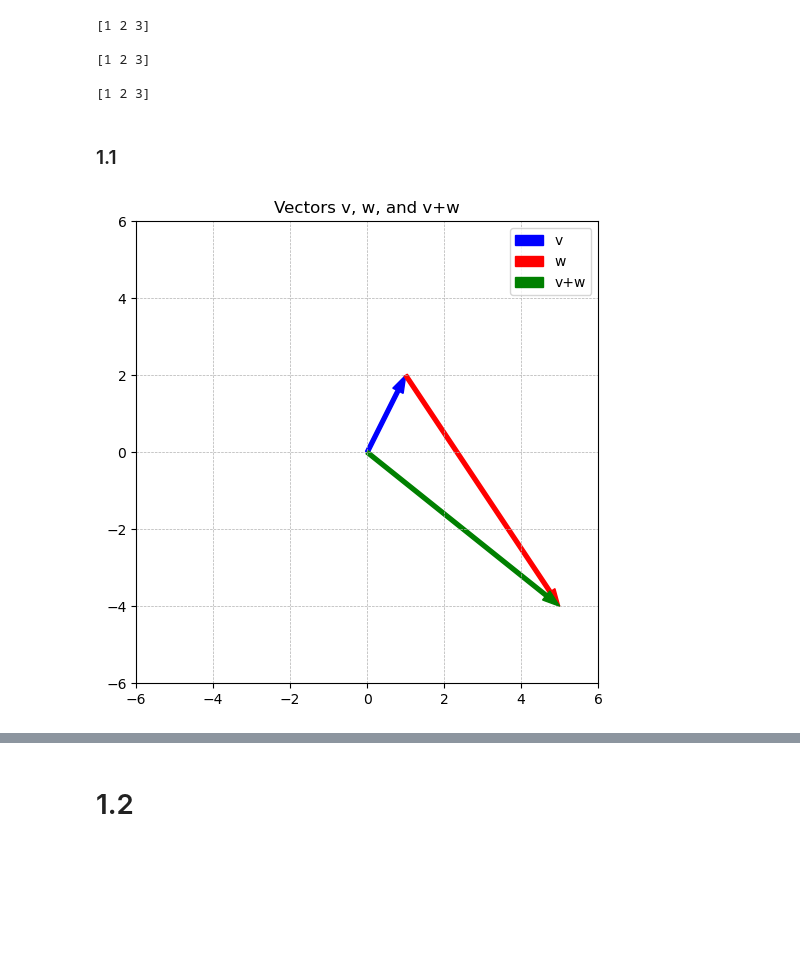
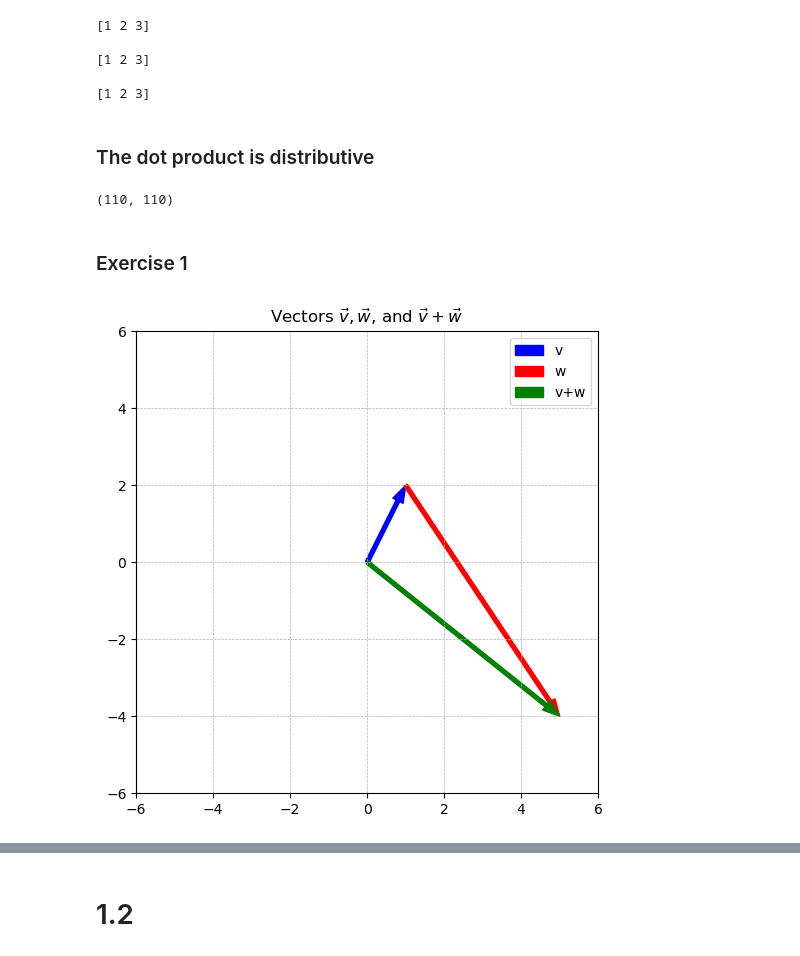
Before and after one commit to refigo/mathematics-vault, a Jupyter notebook: Linear_Algebra/linarg4ds/ch02/ch02_vectors_part1.ipynb, the cells around one changed output, grey strips where cells are left out. Cells and saved outputs as stored; diff of their text form; code cells hidden in the pictures; blank space fills up the shorter version.

Commit message:
Refactor: Vectors Ch02 Exercise1

```diff
--- a/Linear_Algebra/linarg4ds/ch02/ch02_vectors_part1.ipynb
+++ b/Linear_Algebra/linarg4ds/ch02/ch02_vectors_part1.ipynb
@@ -239,27 +239,46 @@ print(l.T.T)
 [1 2 3]
 
 [1 2 3]
+# %% [markdown]
+### The dot product is distributive
+# %%
+# just some random vectors...
+v = np.array([ 0,1,2 ])
+w = np.array([ 3,5,8 ])
+u = np.array([ 13,21,34 ])
+
+# two ways to compute
+res1 = np.dot( v, w+u )
+res2 = np.dot( v,w ) + np.dot( v,u )
+
+# show that they are equivalent
+res1,res2
+# %% [output]
+(110, 110)
 # %% [markdown]
-### 1.1
+### Exercise 1
 # %%
+# The vectors
 v = np.array([1,2])
 w = np.array([4,-6])
 vPlusW = v+w
 
 
+# now plot all three vectors
 plt.figure(figsize=(6,6))
 
 a1 = plt.arrow(0,0,v[0],v[1],head_width=.3,width=.1,color='blue',length_includes_head=True)
 a2 = plt.arrow(v[0],v[1],w[0],w[1],head_width=.3,width=.1,color='red',length_includes_head=True)
 a3 = plt.arrow(0,0,vPlusW[0],vPlusW[1],head_width=.3,width=.1,color='green',length_includes_head=True)
 
 
+# make the plot look a bit nicer
 plt.grid(linestyle='--',linewidth=.5)
 plt.axis('square')
 plt.axis([-6,6,-6,6])
 plt.legend([a1,a2,a3],['v','w','v+w'])
-plt.title('Vectors v, w, and v+w')
+plt.title(r'Vectors $\vec{v}, \vec{w}$, and $\vec{v}+\vec{w}$')
 # plt.savefig('Figure_02_02a.png',dpi=300)
 plt.show()
 # %% [output]
-[figure, old version]
+[figure, new version]
```
Also changed, not shown: parts of 1 cell of this notebook.
